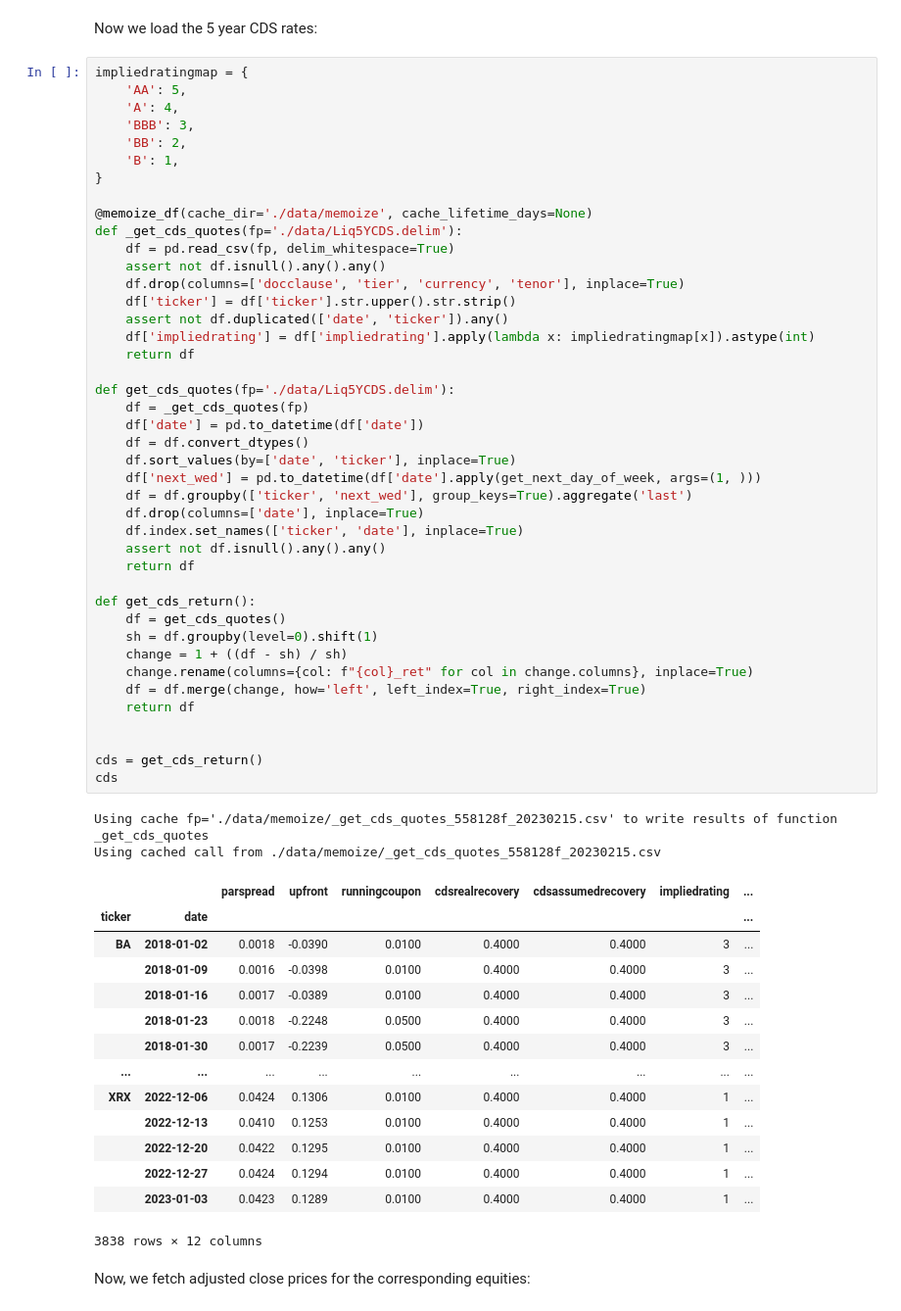
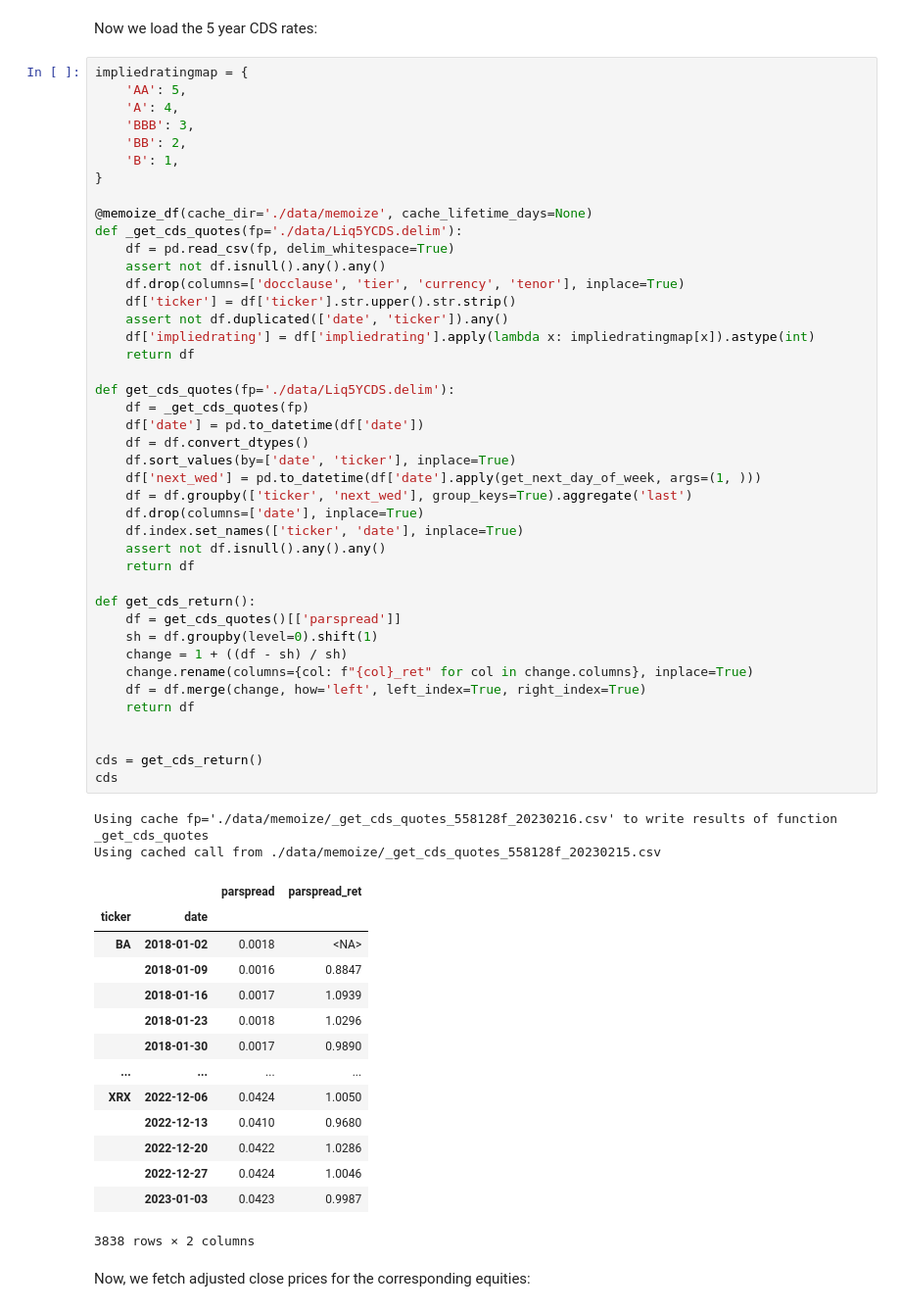
Before and after one commit to ethho/finm-33150, a Jupyter notebook: 20230217_hw6_ho_ethan_12350006.ipynb, the cells around one changed output. Shown at 98% size. Drawn from its saved outputs; the diff is of its cells as text.

```diff
--- a/20230217_hw6_ho_ethan_12350006.ipynb
+++ b/20230217_hw6_ho_ethan_12350006.ipynb
@@ -144,49 +147,49 @@ def _get_cds_quotes(fp='./data/Liq5YCDS.delim'):
     df.drop(columns=['docclause', 'tier', 'currency', 'tenor'], inplace=True)
     df['ticker'] = df['ticker'].str.upper().str.strip()
     assert not df.duplicated(['date', 'ticker']).any()
     df['impliedrating'] = df['impliedrating'].apply(lambda x: impliedratingmap[x]).astype(int)
     return df
 
 def get_cds_quotes(fp='./data/Liq5YCDS.delim'):
     df = _get_cds_quotes(fp)
     df['date'] = pd.to_datetime(df['date'])
     df = df.convert_dtypes()
     df.sort_values(by=['date', 'ticker'], inplace=True)
     df['next_wed'] = pd.to_datetime(df['date'].apply(get_next_day_of_week, args=(1, )))
     df = df.groupby(['ticker', 'next_wed'], group_keys=True).aggregate('last')
     df.drop(columns=['date'], inplace=True)
     df.index.set_names(['ticker', 'date'], inplace=True)
     assert not df.isnull().any().any()
     return df
 
 def get_cds_return():
-    df = get_cds_quotes()
+    df = get_cds_quotes()[['parspread']]
     sh = df.groupby(level=0).shift(1)
     change = 1 + ((df - sh) / sh)
     change.rename(columns={col: f"{col}_ret" for col in change.columns}, inplace=True)
     df = df.merge(change, how='left', left_index=True, right_index=True)
     return df
 
 
 cds = get_cds_return()
 cds
 # %% [output]
-Using cache fp='./data/memoize/_get_cds_quotes_558128f_20230215.csv' to write results of function _get_cds_quotes
+Using cache fp='./data/memoize/_get_cds_quotes_558128f_20230216.csv' to write results of function _get_cds_quotes
 Using cached call from ./data/memoize/_get_cds_quotes_558128f_20230215.csv
-|  |  | parspread | upfront | runningcoupon | cdsrealrecovery | cdsassumedrecovery | impliedrating | ... |
-| ticker | date |  |  |  |  |  |  | ... |
-| BA | 2018-01-02 | 0.0018 | -0.0390 | 0.0100 | 0.4000 | 0.4000 | 3 | ... |
-|  | 2018-01-09 | 0.0016 | -0.0398 | 0.0100 | 0.4000 | 0.4000 | 3 | ... |
-|  | 2018-01-16 | 0.0017 | -0.0389 | 0.0100 | 0.4000 | 0.4000 | 3 | ... |
-|  | 2018-01-23 | 0.0018 | -0.2248 | 0.0500 | 0.4000 | 0.4000 | 3 | ... |
-|  | 2018-01-30 | 0.0017 | -0.2239 | 0.0500 | 0.4000 | 0.4000 | 3 | ... |
-| ... | ... | ... | ... | ... | ... | ... | ... | ... |
-| XRX | 2022-12-06 | 0.0424 | 0.1306 | 0.0100 | 0.4000 | 0.4000 | 1 | ... |
-|  | 2022-12-13 | 0.0410 | 0.1253 | 0.0100 | 0.4000 | 0.4000 | 1 | ... |
-|  | 2022-12-20 | 0.0422 | 0.1295 | 0.0100 | 0.4000 | 0.4000 | 1 | ... |
-|  | 2022-12-27 | 0.0424 | 0.1294 | 0.0100 | 0.4000 | 0.4000 | 1 | ... |
-|  | 2023-01-03 | 0.0423 | 0.1289 | 0.0100 | 0.4000 | 0.4000 | 1 | ... |
+|  |  | parspread | parspread_ret |
+| ticker | date |  |  |
+| BA | 2018-01-02 | 0.0018 | <NA> |
+|  | 2018-01-09 | 0.0016 | 0.8847 |
+|  | 2018-01-16 | 0.0017 | 1.0939 |
+|  | 2018-01-23 | 0.0018 | 1.0296 |
+|  | 2018-01-30 | 0.0017 | 0.9890 |
+| ... | ... | ... | ... |
+| XRX | 2022-12-06 | 0.0424 | 1.0050 |
+|  | 2022-12-13 | 0.0410 | 0.9680 |
+|  | 2022-12-20 | 0.0422 | 1.0286 |
+|  | 2022-12-27 | 0.0424 | 1.0046 |
+|  | 2023-01-03 | 0.0423 | 0.9987 |
-3838 rows × 12 columns
+3838 rows × 2 columns
 # %% [markdown]
 Now, we fetch adjusted close prices for the corresponding equities:
 # %%
```
Also changed, not shown: parts of 8 cells of this notebook, 1 other file.
